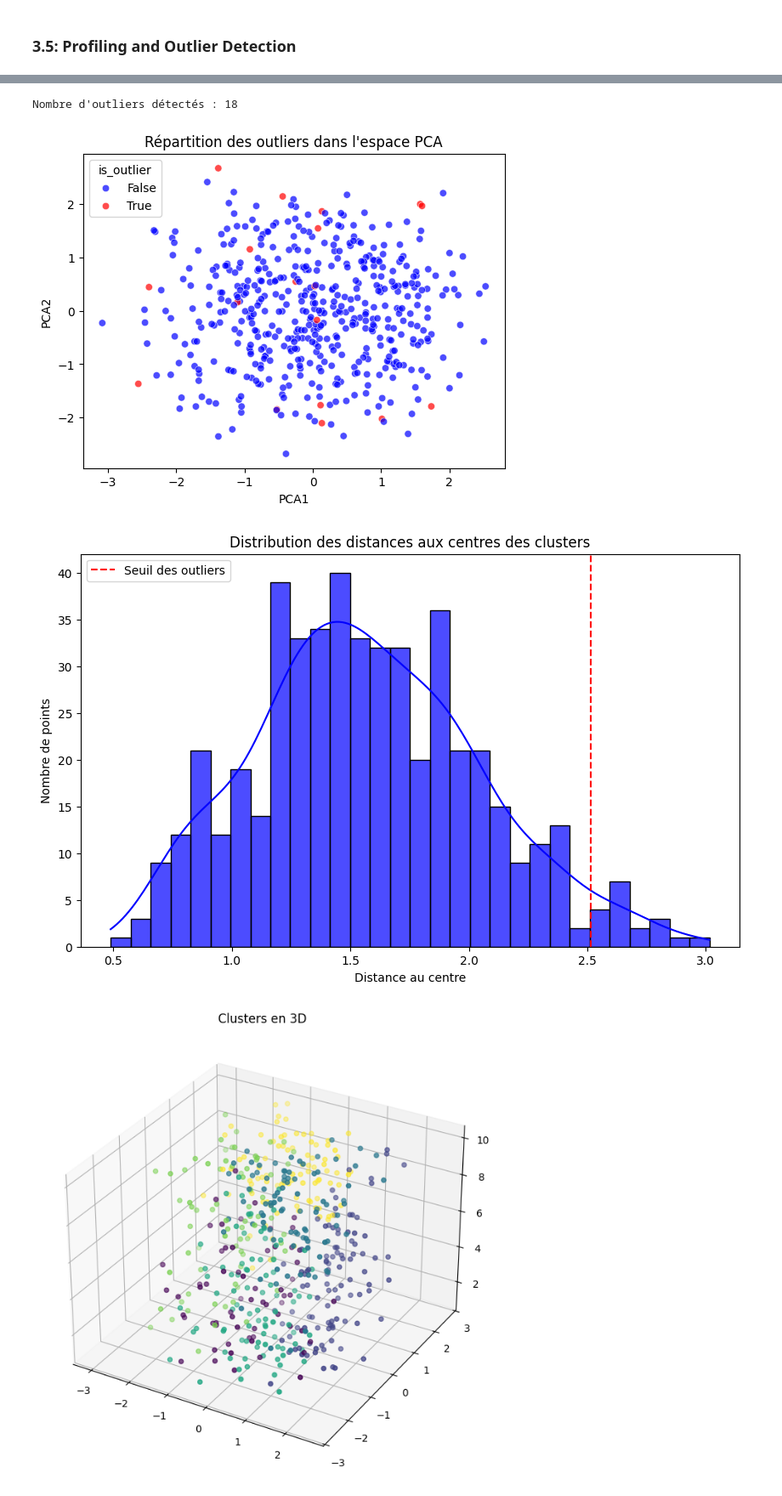
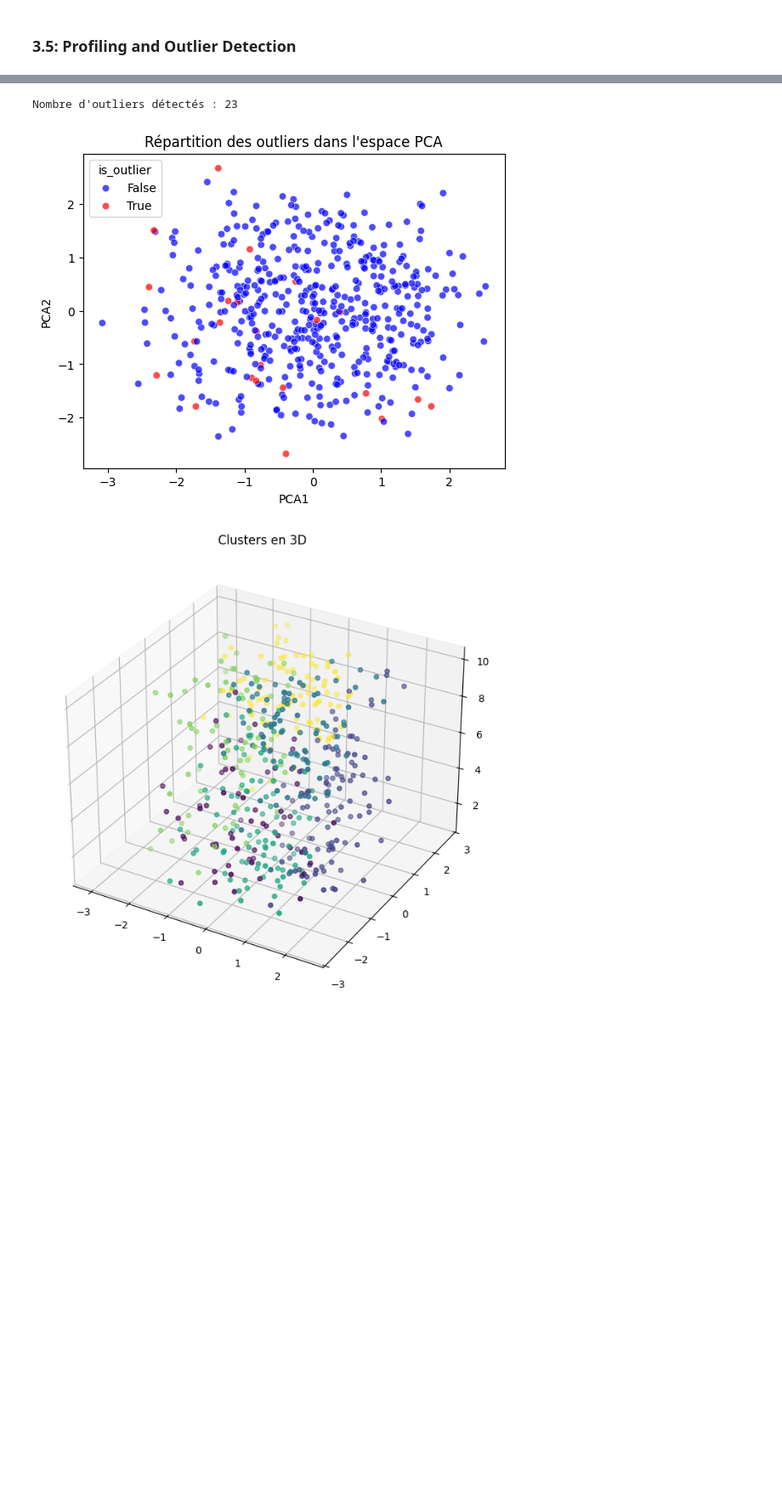
Before and after one commit to Dorrrrra/MachineLearning, a Jupyter notebook: Reinspection.ipynb, the cells around one changed output, grey strips where cells are left out. Shown at 85% size. Drawn from its saved outputs; the diff is of its cells as text; code cells hidden in the pictures; blank space fills up the shorter version.

```diff
--- a/Reinspection.ipynb
+++ b/Reinspection.ipynb
@@ -352,0 +423,20 @@ K-Means appliqué avec 6 clusters.
+# %%
+# Résultats pour différents k
+results = []
+for k in range(2, 11):
+    kmeans = KMeans(n_clusters=k, random_state=42)
+    labels = kmeans.fit_predict(data_scaled)
+    cluster_centers = kmeans.cluster_centers_
+
+    dunn = dunn_index(data_scaled, labels, cluster_centers)
+    silhouette_avg = silhouette_score(data_scaled, labels)
+    results.append({'k': k, 'silhouette_score': silhouette_avg, 'dunn_index': dunn})
+
+# Visualisation
+results_df = pd.DataFrame(results)
+results_df.set_index('k').plot(marker='o', figsize=(10, 6))
+plt.title("Validation des clusters (Silhouette Score et Dunn Index)")
+plt.xlabel("Nombre de clusters")
+plt.ylabel("Scores")
+plt.grid()
+plt.show()
@@ -442,9 +520,14 @@ Clustering hiérarchique appliqué.
 
 ### 3.3: DBSCAN Clustering
 # %%
-from sklearn.cluster import DBSCAN
+# Application de DBSCAN pour détecter les valeurs aberrantes
+dbscan = DBSCAN(eps=1.5, min_samples=3)
+data['dbscan_cluster'] = dbscan.fit_predict(data_scaled)
 
-dbscan = DBSCAN(eps=1.5, min_samples=5)
-data["dbscan_cluster"] = dbscan.fit_predict(data_scaled)
-print("DBSCAN clustering applied.")
+# Vérification des valeurs aberrantes
+outliers = data[data['dbscan_cluster'] == -1]
+print(f"Nombre de valeurs aberrantes détectées : {len(outliers)}")
+
+unique_clusters = data['dbscan_cluster'].unique()
+print("Clusters détectés par DBSCAN :", unique_clusters)
 # %% [output]
@@ -521,25 +664,16 @@ plt.show()
 # %%
-# Étape 6 : Détection des outliers
+# Détection des outliers
 cluster_centers = kmeans.cluster_centers_
 _, distances = pairwise_distances_argmin_min(data_scaled, cluster_centers)
 threshold = distances.mean() + 2 * distances.std()
 data["is_outlier"] = distances > threshold
+
 print(f"Nombre d'outliers détectés : {data['is_outlier'].sum()}")
 
 sns.scatterplot(data=data, x="PCA1", y="PCA2", hue="is_outlier", palette={True: "red", False: "blue"}, alpha=0.7)
 plt.title("Répartition des outliers dans l'espace PCA")
-
-# Visualisation des distances
-plt.figure(figsize=(10, 6))
-sns.histplot(distances, kde=True, bins=30, color="blue", alpha=0.7)
-plt.axvline(threshold, color="red", linestyle="--", label="Seuil des outliers")
-plt.title("Distribution des distances aux centres des clusters")
-plt.xlabel("Distance au centre")
-plt.ylabel("Nombre de points")
-plt.legend()
 plt.show()
 # %% [output]
-Nombre d'outliers détectés : 18
+Nombre d'outliers détectés : 23
-[figure, old version]
+[figure, new version]
-[figure, removed]
 # %%
```
Also changed, not shown: parts of 36 cells of this notebook, 1 other file.
